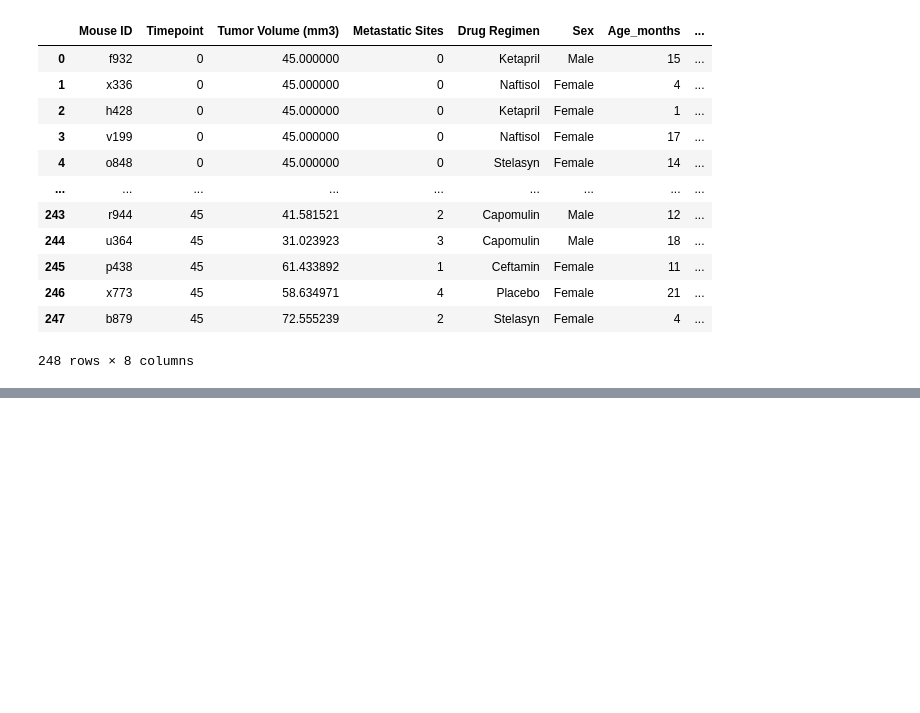
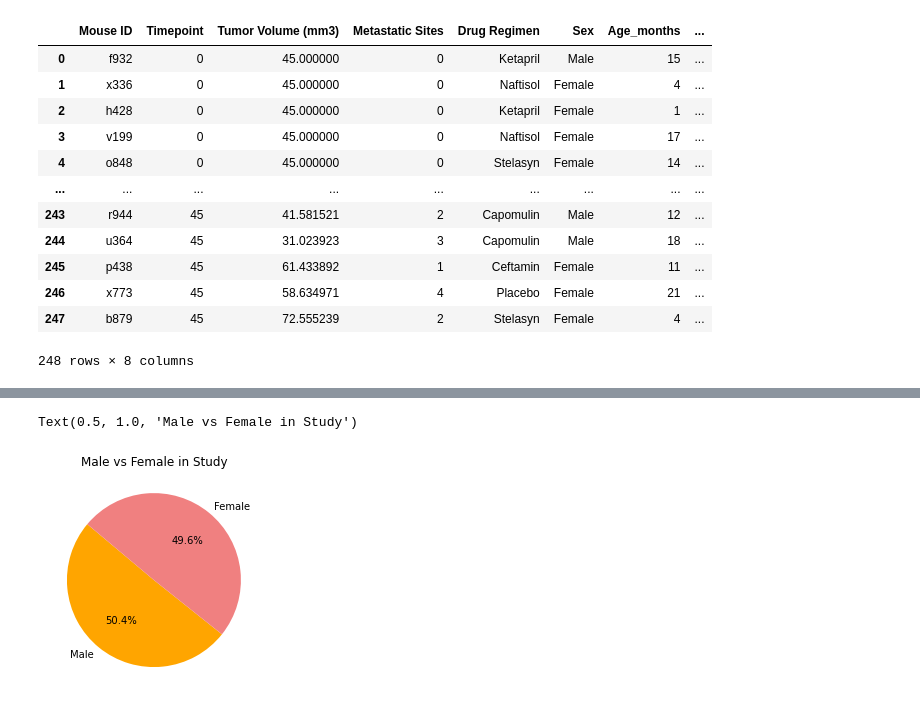
Before and after one commit to jennifer-powell/Mice-Tumor-Analysis, a Jupyter notebook: Pymaceuticals.ipynb, the cells around one changed output, grey strips where cells are left out. Drawn from its saved outputs; the diff is of its cells as text; code cells hidden in the pictures; blank space fills up the shorter version.

```diff
--- a/Pymaceuticals.ipynb
+++ b/Pymaceuticals.ipynb
@@ -218,0 +275,12 @@ AttributeError: module 'matplotlib.pyplot' has no attribute 'set_xticklabels'
+# %%
+#PIE PLOT- Matplot
+micesex= alldata_df["Sex"].value_counts()
+
+
+labels= ["Male", "Female"]
+colors= ["orange", "lightcoral"]
+plt.pie(micesex, labels= labels, colors=colors, autopct="%1.1f%%", startangle=140)
+plt.title("Male vs Female in Study")
+# %% [output]
+Text(0.5, 1.0, 'Male vs Female in Study')
+[figure, added]
```
Also changed, not shown: parts of 17 cells of this notebook.
